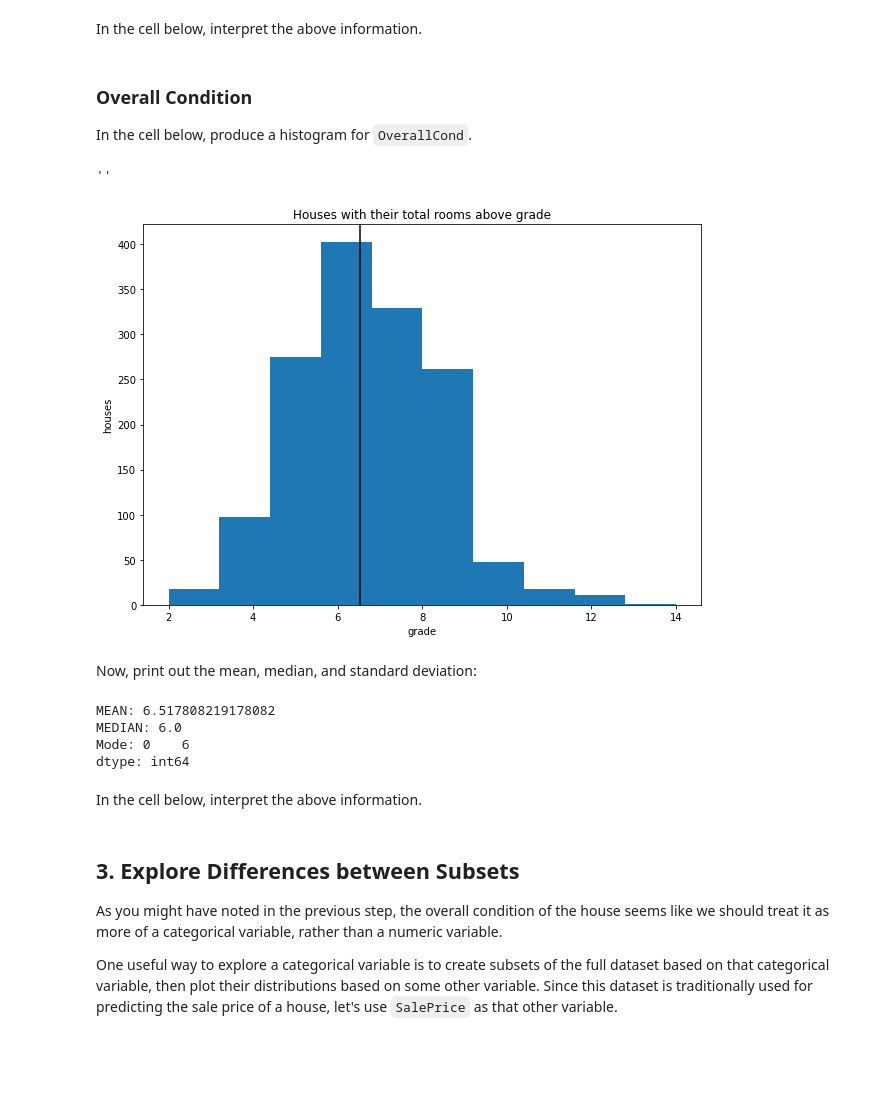
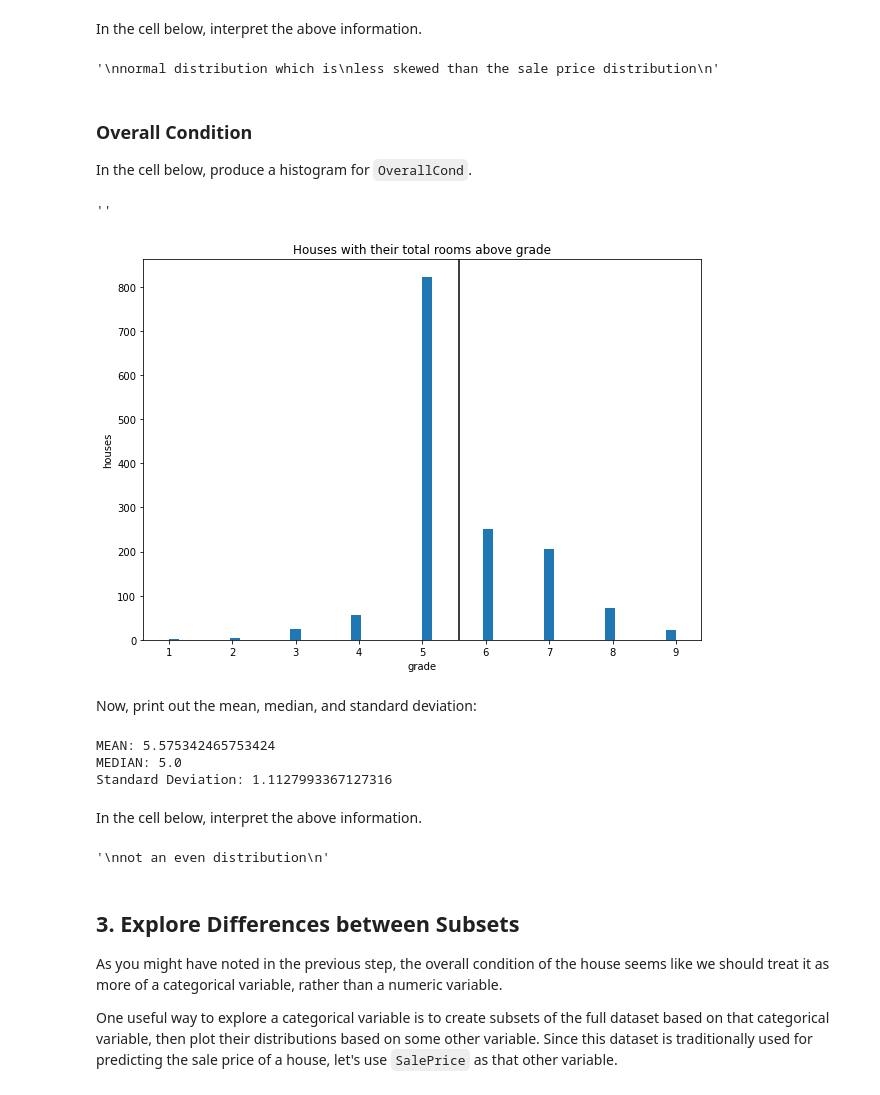
Before and after one commit to Muramati/dsc-pandas-eda-lab, a Jupyter notebook: index.ipynb, the cells around one changed output. Cells and saved outputs as stored; diff of their text form; code cells hidden in the pictures; blank space fills up the shorter version.

```diff
--- a/index.ipynb
+++ b/index.ipynb
@@ -245,40 +226,44 @@ In the cell below, interpret the above information.
 # %%
 # Replace None with appropriate text
 """
-None
+normal distribution which is
+less skewed than the sale price distribution
 """
+# %% [output]
+'\nnormal distribution which is\nless skewed than the sale price distribution\n'
 # %% [markdown]
 ### Overall Condition
 
 In the cell below, produce a histogram for `OverallCond`.
 # %%
 # Your code here
-ax = df['TotRmsAbvGrd'].plot.hist(title ="Houses with their total rooms above grade",figsize=(10,7))
-mean = df['TotRmsAbvGrd'].mean()
+ax = df['OverallCond'].plot.hist(title ="Houses with their total rooms above grade",figsize=(10,7), bins = 50)
+mean = df['OverallCond'].mean()
 ax.set_xlabel('grade')
 ax.set_ylabel('houses')
 ax.axvline(mean, color="black")
 ;
 # %% [output]
 ''
-[figure, old version]
+[figure, new version]
 # %% [markdown]
 Now, print out the mean, median, and standard deviation:
 # %%
 # Your code here
-central(df,'TotRmsAbvGrd')
+central(df,'OverallCond')
 # %% [output]
-MEAN: 6.517808219178082
-MEDIAN: 6.0
-Mode: 0    6
-dtype: int64
+MEAN: 5.575342465753424
+MEDIAN: 5.0
+Standard Deviation: 1.1127993367127316
 # %% [markdown]
 In the cell below, interpret the above information.
 # %%
 # Replace None with appropriate text
 """
-None
+not an even distribution
 """
+# %% [output]
+'\nnot an even distribution\n'
 # %% [markdown]
 ## 3. Explore Differences between Subsets
 
```
Also changed, not shown: parts of 12 cells of this notebook.
